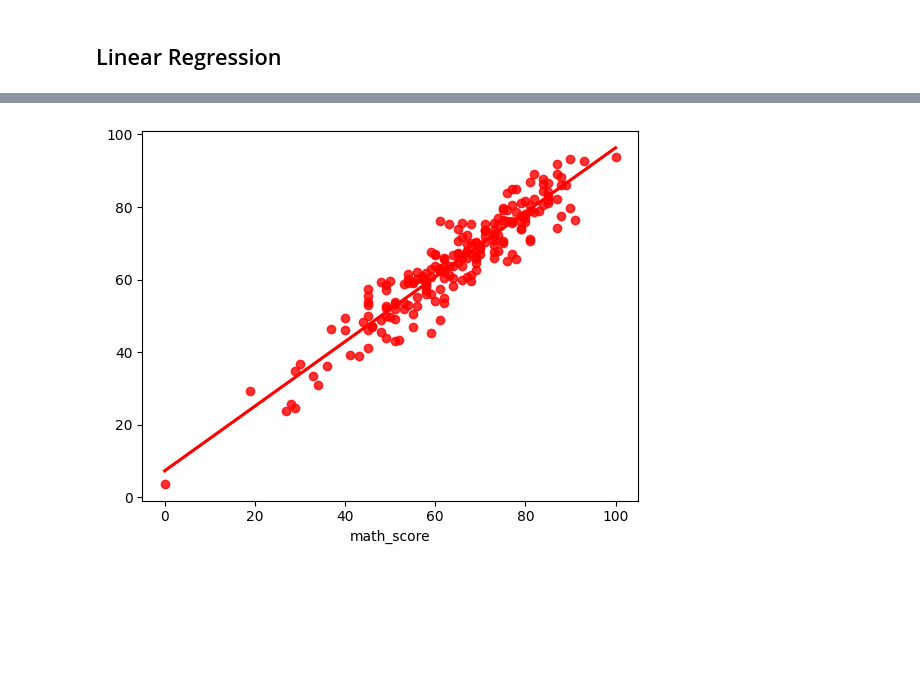
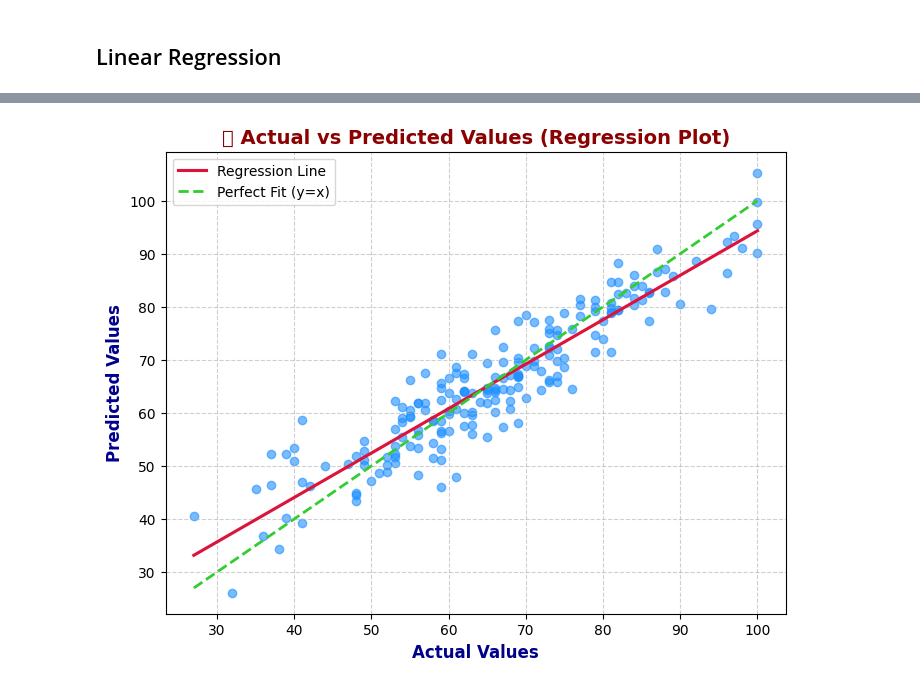
Before and after one commit to SHAIK-07/End-to-End-ML-project-, a Jupyter notebook: notebooks/2. MODEL TRAINING.ipynb, the cells around one changed output, grey strips where cells are left out. Drawn from its saved outputs; the diff is of its cells as text; code cells hidden in the pictures; blank space fills up the shorter version.

Commit message:
EDA and Model Training done in ipynb file

```diff
--- a/notebooks/2. MODEL TRAINING.ipynb
+++ b/notebooks/2. MODEL TRAINING.ipynb
@@ -114,6 +156,6 @@ X.shape
 # %%
 # separate dataset into train and test
 from sklearn.model_selection import train_test_split
-X_train, X_test, y_train, y_test = train_test_split(X,y,test_size=0.2,random_state=42)
+X_train, X_test, y_train, y_test = train_test_split(X_transformed,y,test_size=0.2,random_state=42)
 X_train.shape, X_test.shape
 # %% [output]
@@ -210,9 +394,20 @@ pd.DataFrame(list(zip(model_list, r2_list)), columns=['Model Name', 'R2_Score'])
 # %% [markdown]
 ## Linear Regression
 # %%
+from sklearn.linear_model import LinearRegression
+from sklearn.metrics import r2_score
+
+# Train Model
 lin_model = LinearRegression(fit_intercept=True)
-lin_model = lin_model.fit(X_train, y_train)
+lin_model.fit(X_train, y_train)
+
+# Make Predictions
 y_pred = lin_model.predict(X_test)
-score = r2_score(y_test, y_pred)*100
-print(" Accuracy of the model is %.2f" %score)
+
+# Calculate R² Score
+score = r2_score(y_test, y_pred) * 100
+
+# Display Result with Better Formatting & Emoji 🎯
+print("📊 Model: Linear Regression")
+print(f"✅ Accuracy of the model: {score:.2f}%")
 # %% [output]
@@ -228,4 +418,32 @@ plt.ylabel('Predicted');
 # %%
-sns.regplot(x=y_test,y=y_pred,ci=None,color ='red');
+import matplotlib.pyplot as plt
+import seaborn as sns
+import numpy as np
+
+# Set Figure Size
+plt.figure(figsize=(8, 6))
+
+# Scatter Plot for Actual vs Predicted
+sns.regplot(x=y_test, y=y_pred, ci=None,
+            scatter_kws={'color': 'dodgerblue', 'alpha': 0.6, 'label': "Predicted Values (y_pred)"},
+            line_kws={'color': 'crimson', 'label': "Regression Line"})
+
+# Add Perfect Prediction Line (y = x)
+x_range = np.linspace(min(y_test), max(y_test), 100)
+plt.plot(x_range, x_range, color="limegreen", linestyle="dashed", linewidth=2, label="Perfect Fit (y=x)")
+
+# Labels, Title, and Grid
+plt.xlabel("Actual Values", fontsize=12, fontweight="bold", color="darkblue")
+plt.ylabel("Predicted Values", fontsize=12, fontweight="bold", color="darkblue")
+plt.title("📊 Actual vs Predicted Values (Regression Plot)", fontsize=14, fontweight="bold", color="darkred")
+
+# Add Legend
+plt.legend()
+
+# Add Grid
+plt.grid(True, linestyle="--", alpha=0.6)
+
+# Show the Plot
+plt.show()
 # %% [output]
-[figure, old version]
+[figure, new version]
```
Also changed, not shown: parts of 51 cells of this notebook, 2 other files.
